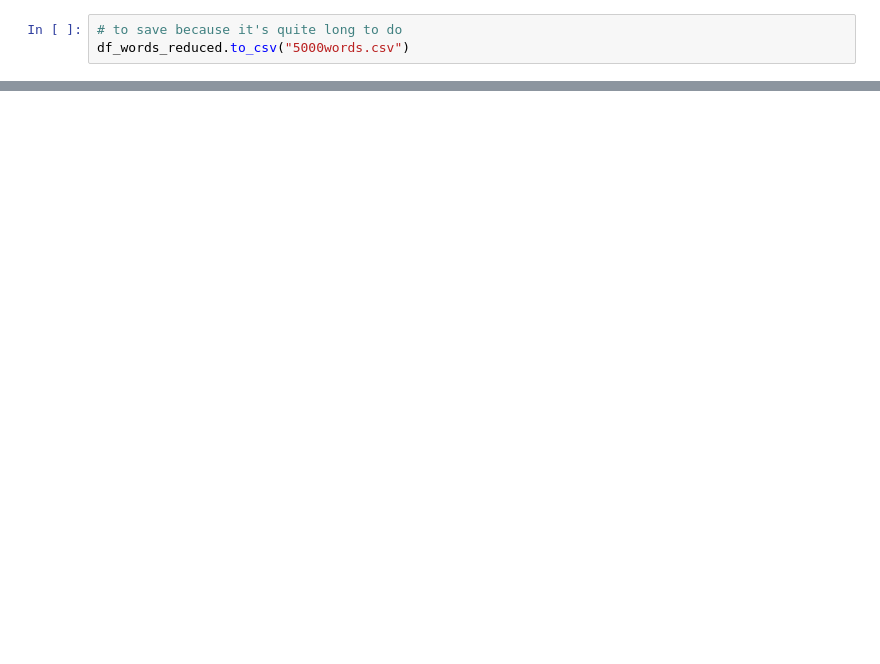
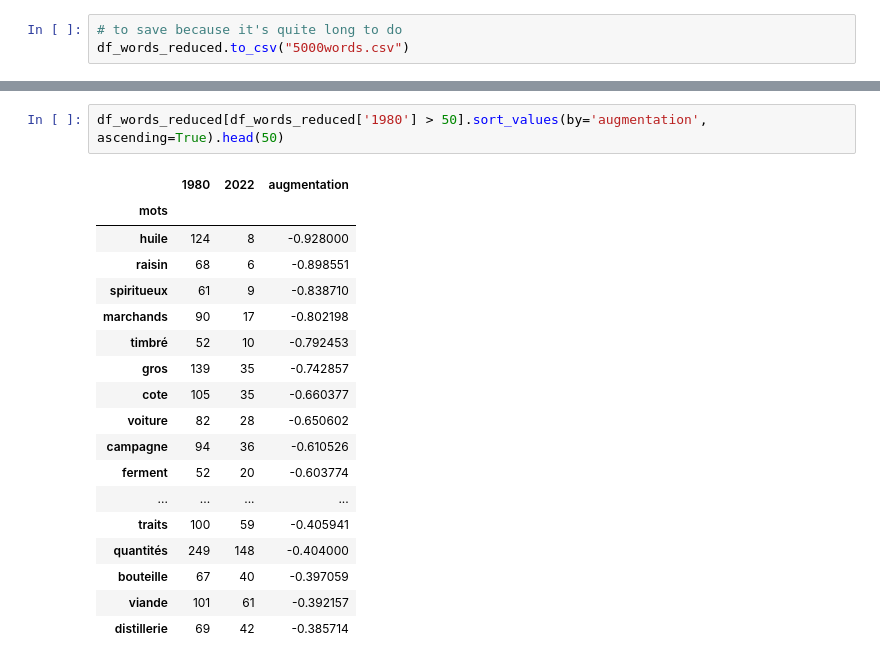
Before and after one commit to Ozymandyas/networkLegifrance, a Jupyter notebook: dictionnary_analysis.ipynb, the cells around one changed output, grey strips where cells are left out. Drawn from its saved outputs; the diff is of its cells as text; blank space fills up the shorter version.

```diff
--- a/dictionnary_analysis.ipynb
+++ b/dictionnary_analysis.ipynb
@@ -32,3 +49,24 @@ df_words_reduced.sort_values(by='augmentation', ascending=False).head(50)
+# %%
+df_words_reduced[df_words_reduced['1980'] > 50].sort_values(by='augmentation', ascending=True).head(50)
+# %% [output]
+|  | 1980 | 2022 | augmentation |
+| mots |  |  |  |
+| huile | 124 | 8 | -0.928000 |
+| raisin | 68 | 6 | -0.898551 |
+| spiritueux | 61 | 9 | -0.838710 |
+| marchands | 90 | 17 | -0.802198 |
+| timbré | 52 | 10 | -0.792453 |
+| gros | 139 | 35 | -0.742857 |
+| cote | 105 | 35 | -0.660377 |
+| voiture | 82 | 28 | -0.650602 |
+| campagne | 94 | 36 | -0.610526 |
+| ferment | 52 | 20 | -0.603774 |
+| ... | ... | ... | ... |
+| traits | 100 | 59 | -0.405941 |
+| quantités | 249 | 148 | -0.404000 |
+| bouteille | 67 | 40 | -0.397059 |
+| viande | 101 | 61 | -0.392157 |
+| distillerie | 69 | 42 | -0.385714 |
 # %%
 # to plot for a specified word on all years
 results_ = []
```
Also changed, not shown: parts of 4 cells of this notebook.
